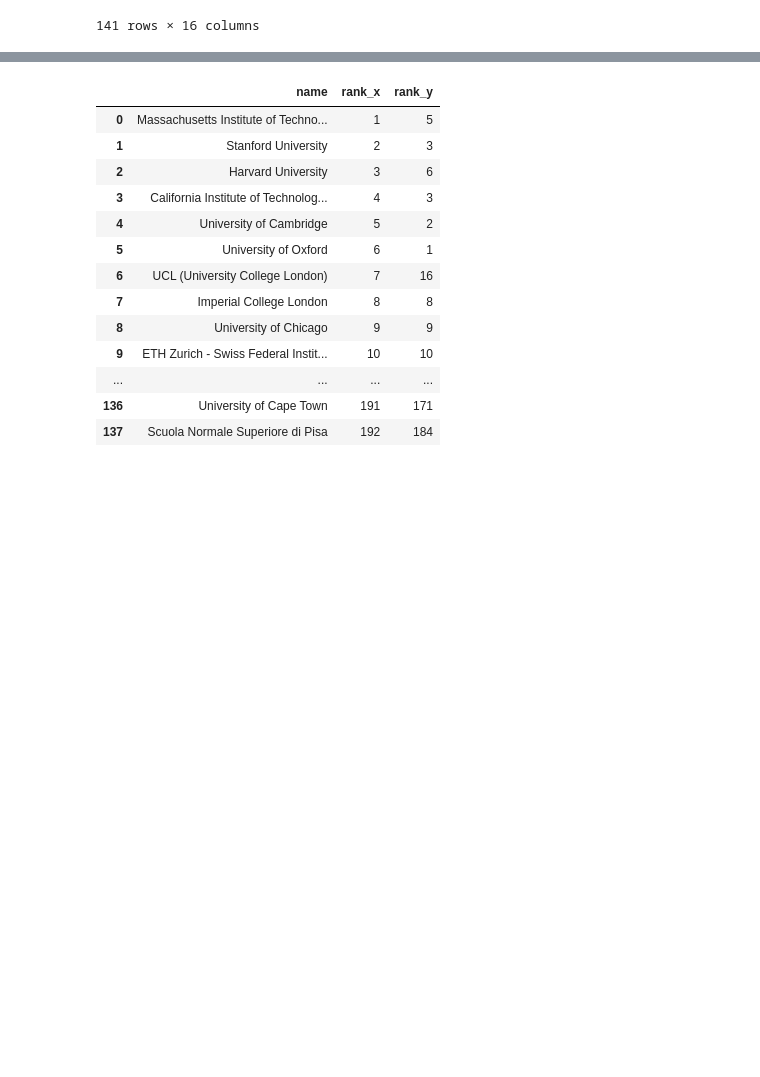
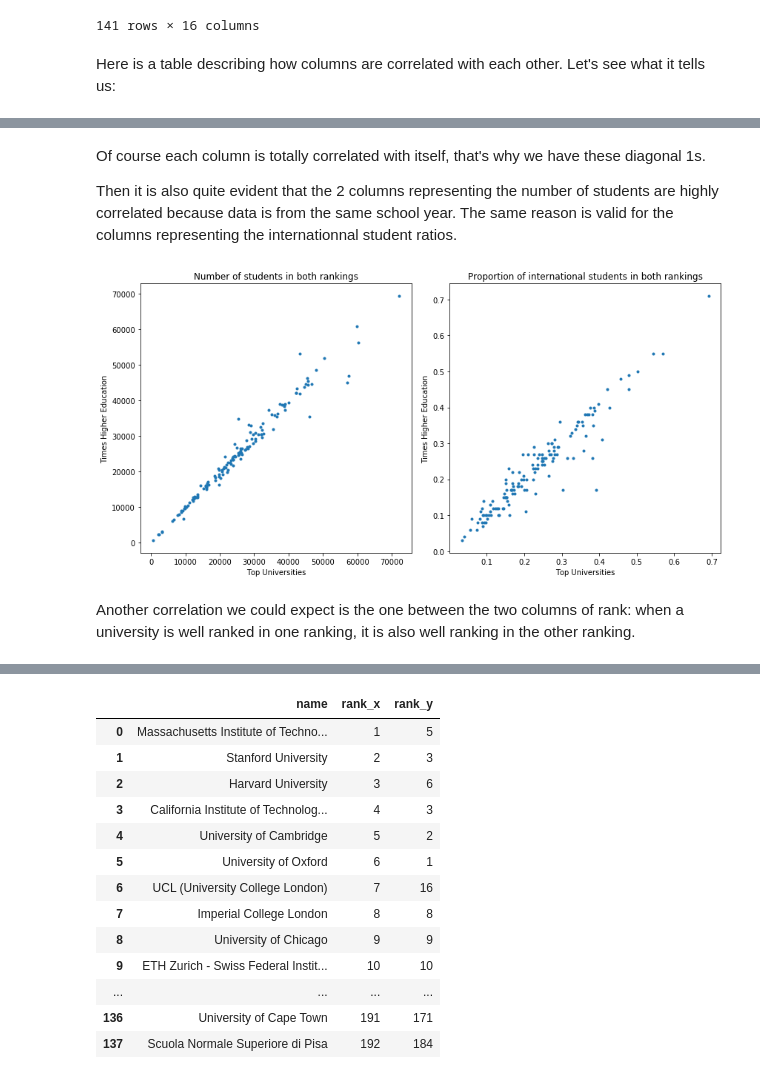
Before and after one commit to brunowicht/ada_project, a Jupyter notebook: 02 - Data from the Web/Homework2.ipynb, the cells around one changed output, grey strips where cells are left out. Saved outputs shown, nothing was run; the diff lists cells and outputs as text; code cells hidden in the pictures; blank space fills up the shorter version.

Commit message:
Add plots to question 4

```diff
--- a/02 - Data from the Web/Homework2.ipynb
+++ b/02 - Data from the Web/Homework2.ipynb
@@ -458,6 +351,8 @@ merged
 | 139 | Texas A&M University | 195 | United States | North America | 206.0 | 3446.0 | 4900.0 | 60294.0 | ... |
 | 140 | Maastricht University | 200 | Netherlands | Europe | 502.0 | 1277.0 | 8234.0 | 16385.0 | ... |
 141 rows × 16 columns
+# %% [markdown]
+Here is a table describing how columns are correlated with each other. Let's see what it tells us:
 # %%
 merged.corr()
 # %% [output]
@@ -473,3 +368,26 @@ merged.corr()
 | total_students_y | -0.024497 | 0.267896 | 0.599002 | 0.586239 | 0.983956 | 0.466227 | ... |
 | inter_students_ratio_y | -0.283154 | 0.329408 | -0.110594 | 0.416462 | -0.266434 | -0.137975 | ... |
 | student_faculty_ratio_y | 0.241544 | -0.014265 | -0.077532 | 0.314445 | 0.394038 | 0.578218 | ... |
+# %% [markdown]
+Of course each column is totally correlated with itself, that's why we have these diagonal 1s.
+
+Then it is also quite evident that the 2 columns representing the number of students are highly correlated because data is from the same school year. The same reason is valid for the columns representing the internationnal student ratios.
+# %%
+plt.figure(figsize=(12,6))
+plt.subplot(1, 2, 1)
+plt.plot(merged['total_students_x'], merged['total_students_y'], '.')
+plt.title("Number of students in both rankings")
+plt.ylabel('Times Higher Education')
+plt.xlabel('Top Universities')
+
+plt.subplot(1, 2, 2)
+plt.plot(merged['inter_students_ratio_x'], merged['inter_students_ratio_y'], '.')
+plt.title("Proportion of international students in both rankings")
+plt.ylabel('Times Higher Education')
+plt.xlabel('Top Universities')
+plt.tight_layout()
+plt.show()
+# %% [output]
+[figure, added]
+# %% [markdown]
+Another correlation we could expect is the one between the two columns of rank: when a university is well ranked in one ranking, it is also well ranking in the other ranking.
```
Also changed, not shown: parts of 11 cells of this notebook.
